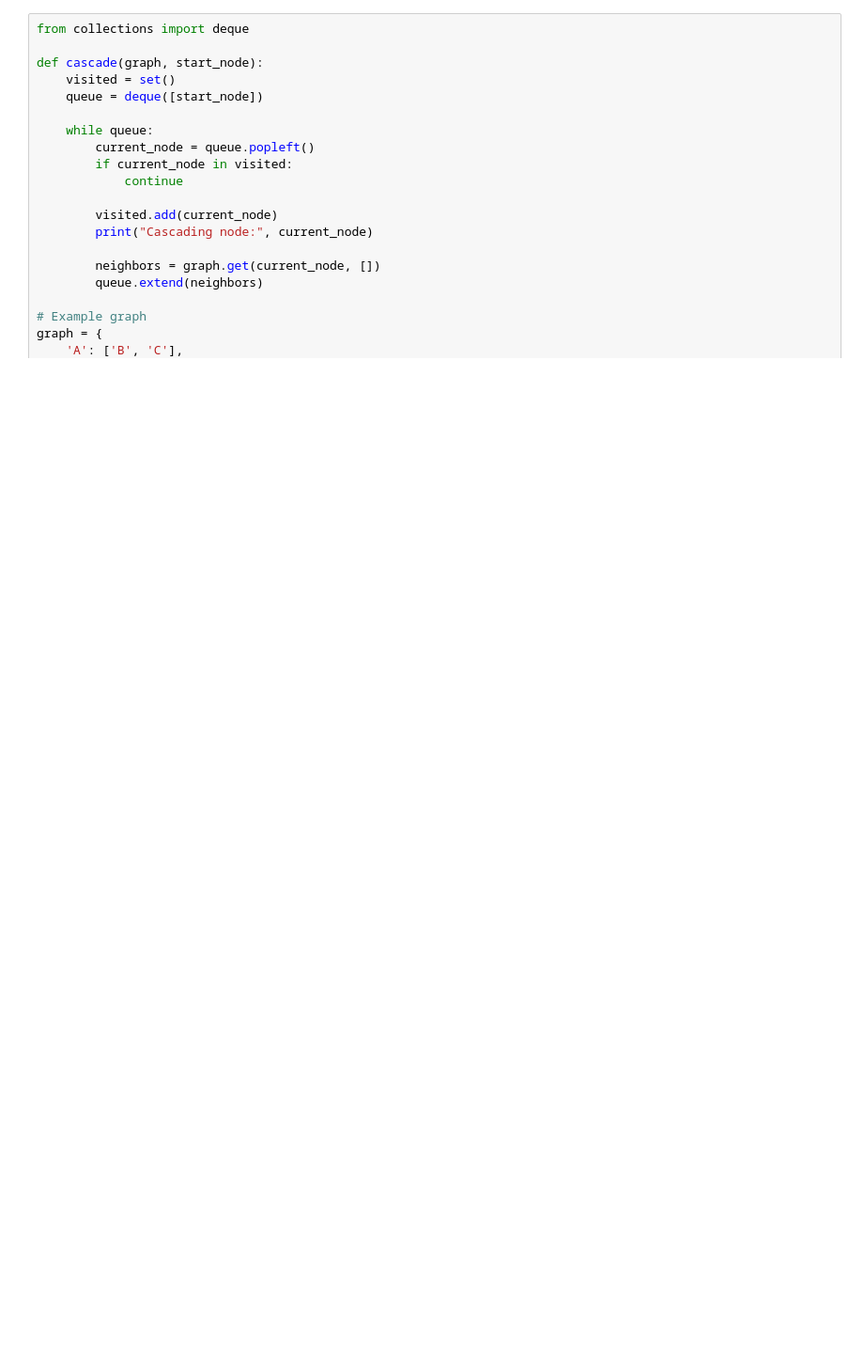
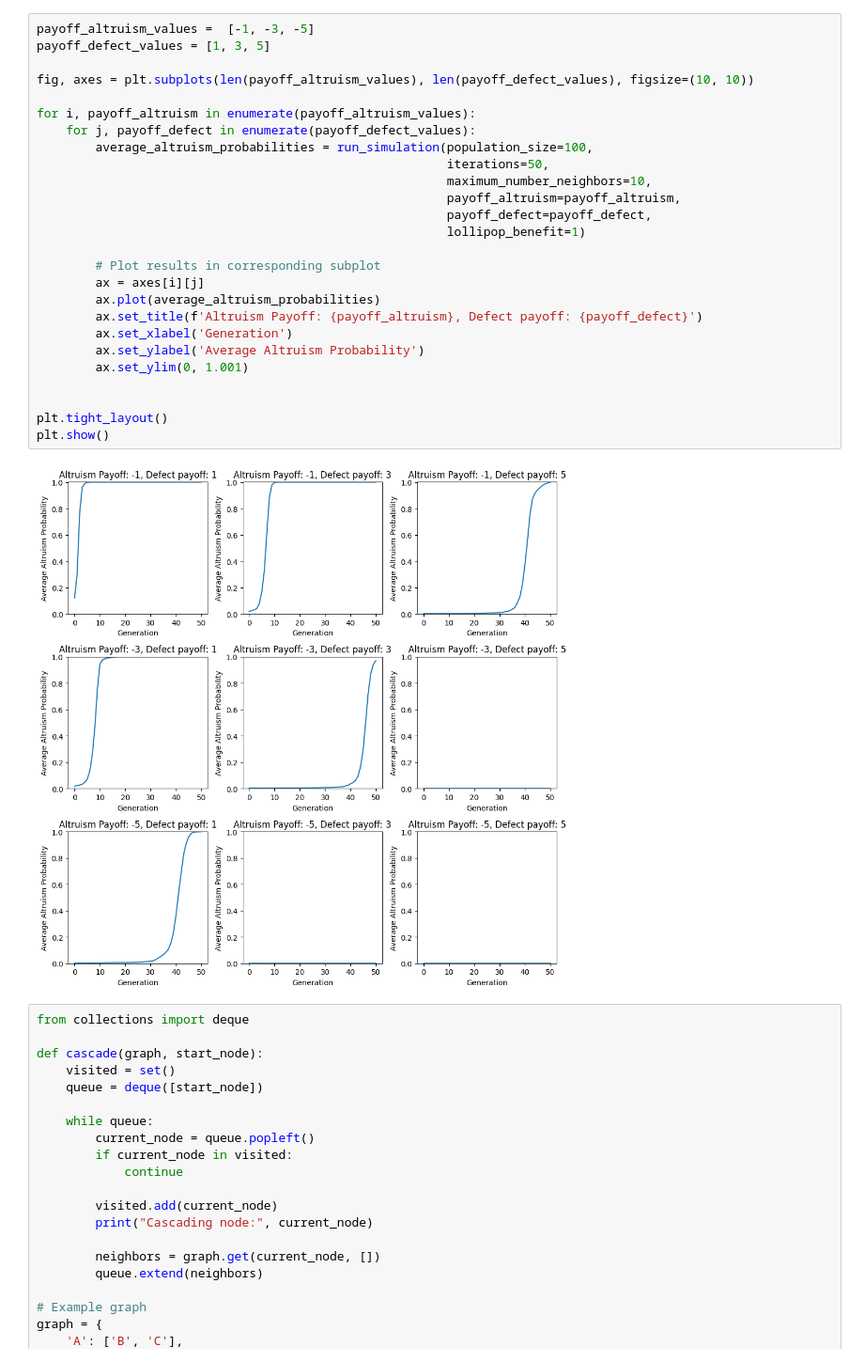
Before and after one commit to lizfrey/lollipop-moment, a Jupyter notebook: test.ipynb, the cells around one changed output. Shown at 94% size. Cells and saved outputs as stored; diff of their text form; blank space fills up the shorter version.

Commit message:
create basic simulation and plot results

```diff
--- a/test.ipynb
+++ b/test.ipynb
@@ -39,3 +53,31 @@ Average payoff: 2.5444
+# %%
+payoff_altruism_values =  [-1, -3, -5]
+payoff_defect_values = [1, 3, 5]
+
+fig, axes = plt.subplots(len(payoff_altruism_values), len(payoff_defect_values), figsize=(10, 10))
+
+for i, payoff_altruism in enumerate(payoff_altruism_values):
+    for j, payoff_defect in enumerate(payoff_defect_values):
+        average_altruism_probabilities = run_simulation(population_size=100,
+                                                        iterations=50,
+                                                        maximum_number_neighbors=10,
+                                                        payoff_altruism=payoff_altruism,
+                                                        payoff_defect=payoff_defect,
+                                                        lollipop_benefit=1)
+
+        # Plot results in corresponding subplot
+        ax = axes[i][j]
+        ax.plot(average_altruism_probabilities)
+        ax.set_title(f'Altruism Payoff: {payoff_altruism}, Defect payoff: {payoff_defect}')
+        ax.set_xlabel('Generation')
+        ax.set_ylabel('Average Altruism Probability')
+        ax.set_ylim(0, 1.001)
+
+
+plt.tight_layout()
+plt.show()
+# %% [output]
+[figure, added]
 # %%
 from collections import deque
 
```
Also changed, not shown: parts of 2 cells of this notebook.
